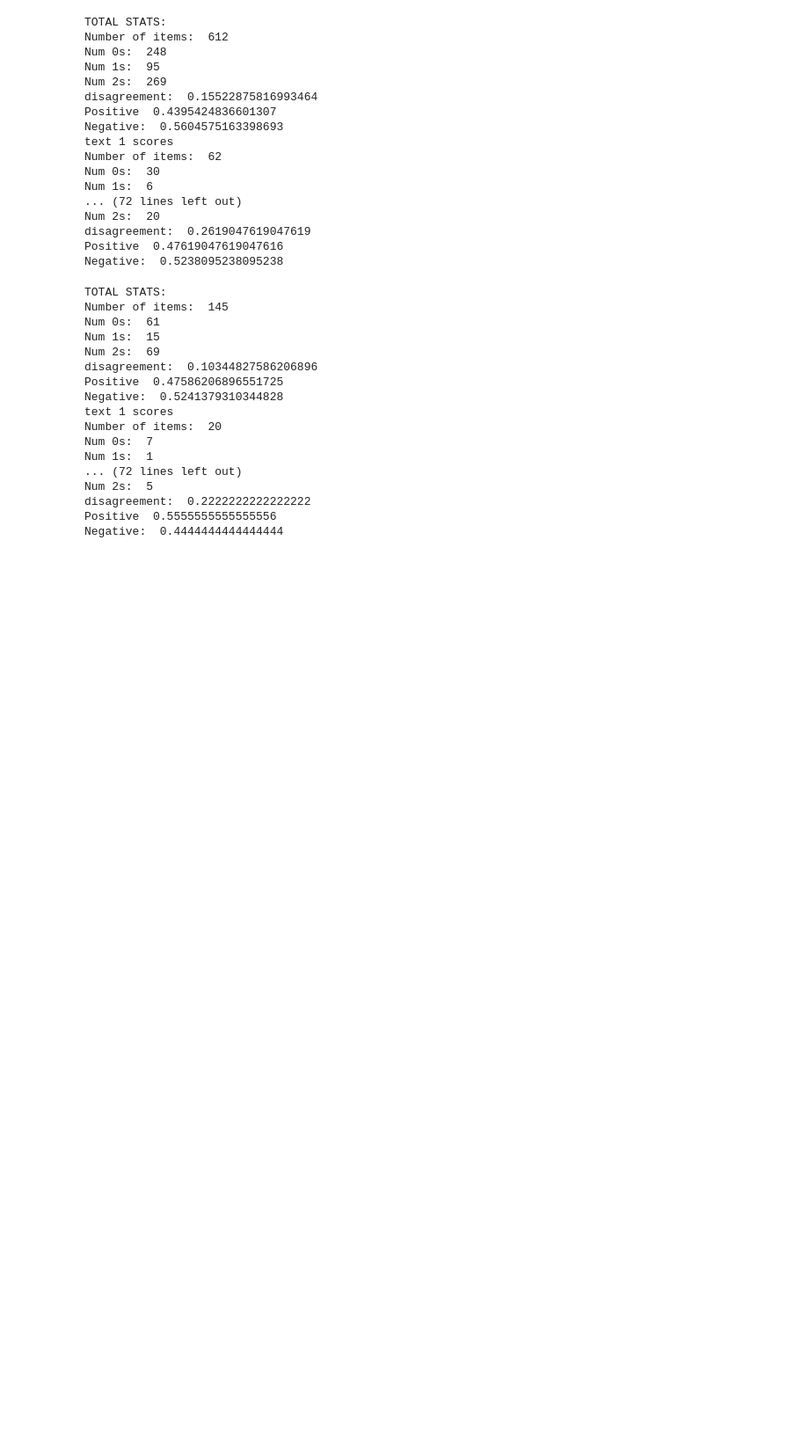
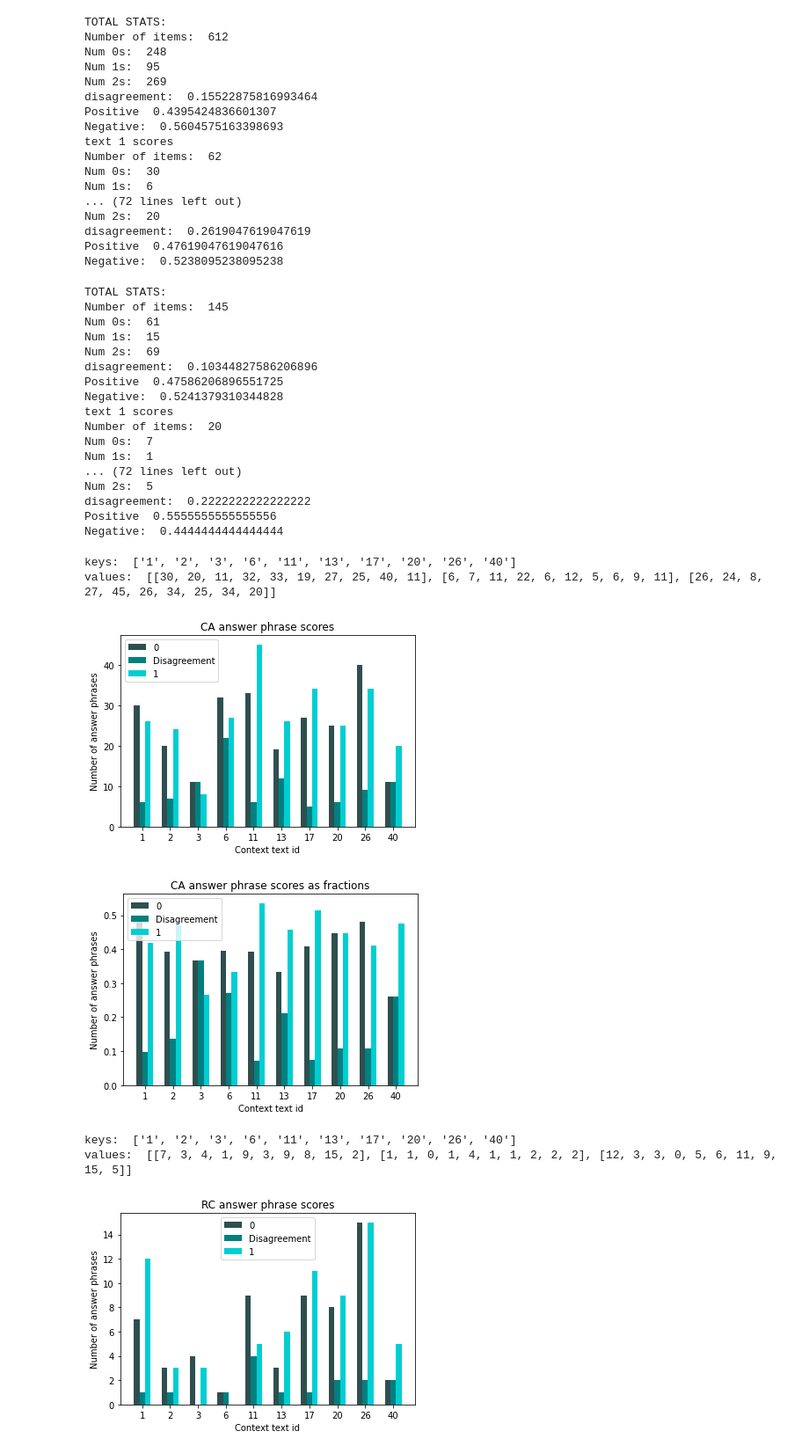
Before and after one commit to filippak/rc-answer-generation, a Jupyter notebook: model/evaluation/RC/rc_results_analysis.ipynb, the cells around one changed output. Shown at 88% size. Drawn from its saved outputs; the diff is of its cells as text; code cells hidden in the pictures; blank space fills up the shorter version.

```diff
--- a/model/evaluation/RC/rc_results_analysis.ipynb
+++ b/model/evaluation/RC/rc_results_analysis.ipynb
@@ -2,6 +2,21 @@
 import pandas as pd
 import matplotlib.pyplot as plt
 import numpy as np
+# %%
+# plot the scores
+def plot_scores_for_text(keys, values, title, labels, colors=['darkslategray', 'teal', 'darkturquoise']):
+
+    X_axis = np.arange(len(keys))
+
+    for idx, val in enumerate(values):
+        plt.bar(X_axis+((idx-1)*0.2), val, label=labels[idx], color=colors[idx], width=0.2)
+
+    plt.xticks(X_axis, keys)
+    plt.title(title)
+    plt.ylabel('Number of answer phrases')
+    plt.xlabel('Context text id')
+    plt.legend()
+    plt.show()
 # %%
 def read_eval_results(filename):
     file = open(filename, 'r')
@@ -68,6 +83,28 @@ Num 2s:  20
 disagreement:  0.2619047619047619
 Positive  0.47619047619047616
 Negative:  0.5238095238095238
+# %%
+def plot_text_stats(CA_stats, title):
+    values_0 = [val[0] for val in list(CA_stats.values())]
+    values_1 = [val[1] for val in list(CA_stats.values())]
+    values_2 = [val[2] for val in list(CA_stats.values())]
+    sum = [val[0]+val[1]+val[2] for val in list(CA_stats.values())]
+    frac_val_0 = []
+    frac_val_1 = []
+    frac_val_2 = []
+    for i in range(len(sum)):
+        frac_val_0.append(values_0[i]/sum[i])
+        frac_val_1.append(values_1[i]/sum[i])
+        frac_val_2.append(values_2[i]/sum[i])
+
+    labels = ['0', 'Disagreement', '1']
+    keys = list(CA_stats.keys())
+    values = [values_0, values_1, values_2]
+    frac_values = [frac_val_0, frac_val_1, frac_val_2]
+    print('keys: ', keys)
+    print('values: ', values)
+    plot_scores_for_text(keys, values, title, labels)
+    plot_scores_for_text(keys, frac_values, title + ' as fractions', labels)
 # %%
 # read the RC results
 RC_path = './RC_grammaticality.txt'
@@ -91,3 +128,14 @@ Num 2s:  5
 disagreement:  0.2222222222222222
 Positive  0.5555555555555556
 Negative:  0.4444444444444444
+# %%
+plot_text_stats(CA_stats, 'CA answer phrase scores')
+plot_text_stats(RC_stats, 'RC answer phrase scores')
+# %% [output]
+keys:  ['1', '2', '3', '6', '11', '13', '17', '20', '26', '40']
+values:  [[30, 20, 11, 32, 33, 19, 27, 25, 40, 11], [6, 7, 11, 22, 6, 12, 5, 6, 9, 11], [26, 24, 8, 27, 45, 26, 34, 25, 34, 20]]
+[figure, added]
+[figure, added]
+keys:  ['1', '2', '3', '6', '11', '13', '17', '20', '26', '40']
+values:  [[7, 3, 4, 1, 9, 3, 9, 8, 15, 2], [1, 1, 0, 1, 4, 1, 1, 2, 2, 2], [12, 3, 3, 0, 5, 6, 11, 9, 15, 5]]
+[figure, added]
```
Also changed, not shown: parts of 2 cells of this notebook, 16 other files.
